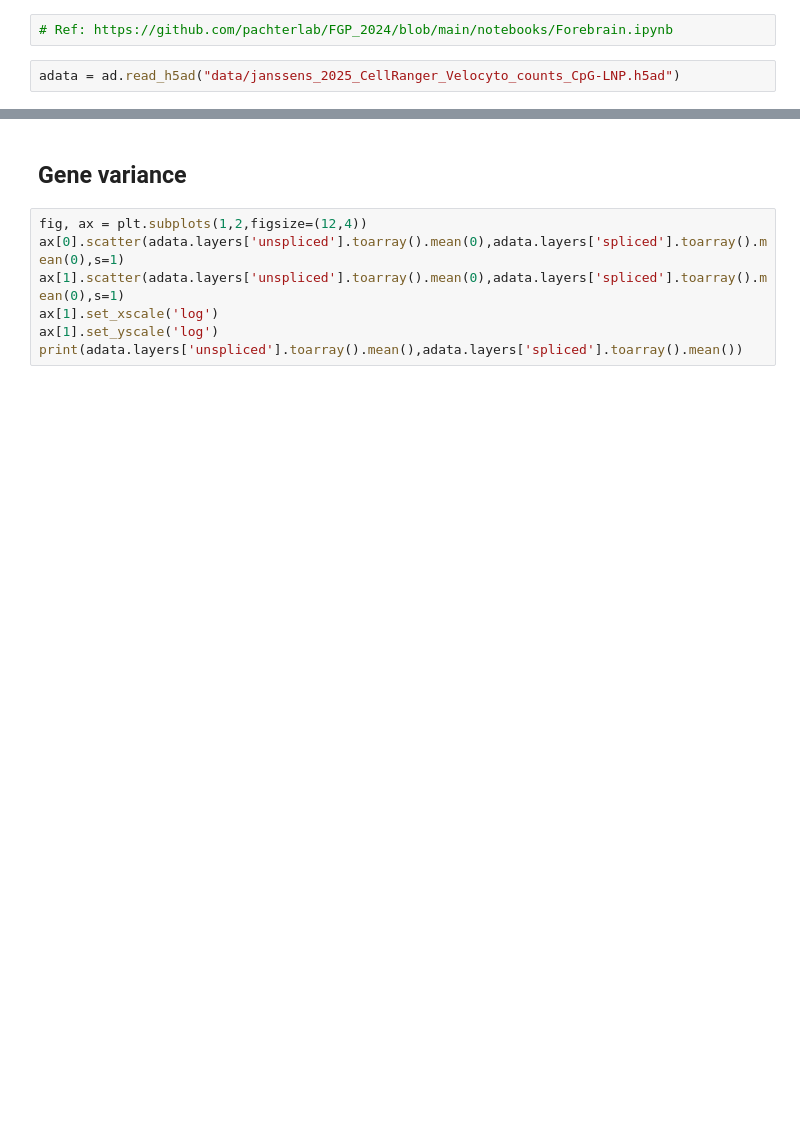
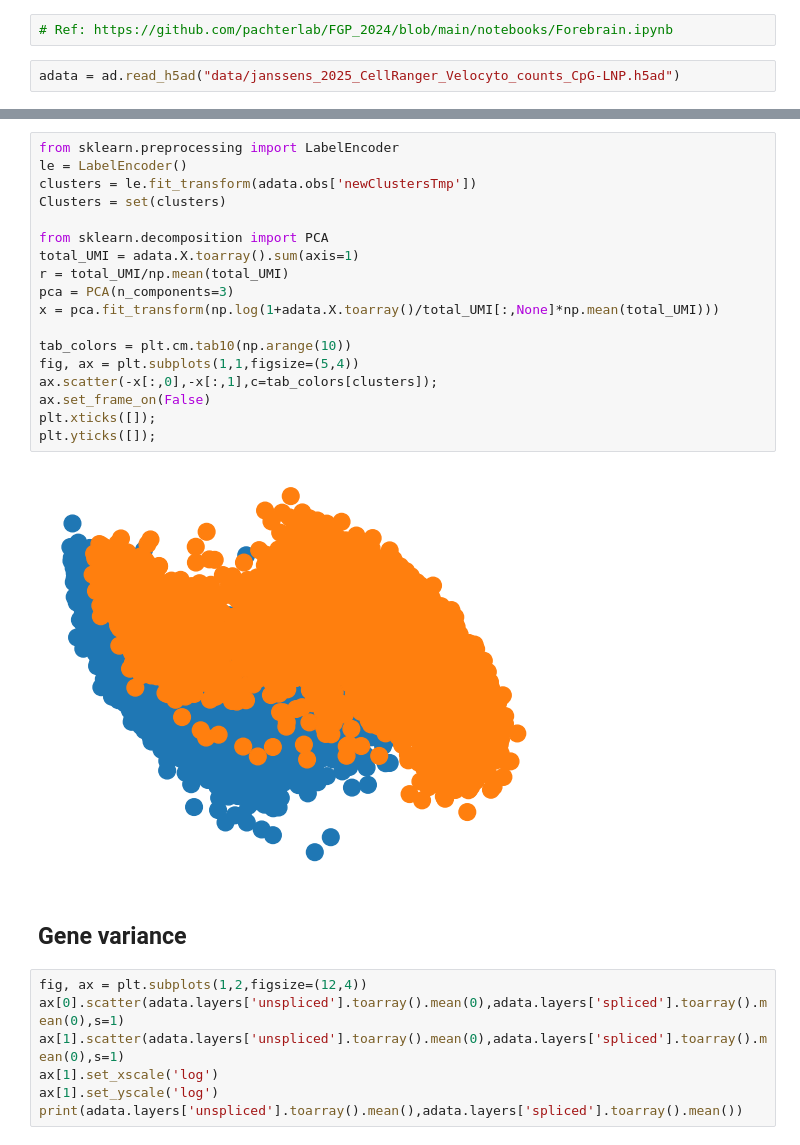
Before and after one commit to reliscu/chronocell_janssens_2025_preprint, a Jupyter notebook: 04_run_chronocell.ipynb, the cells around one changed output, grey strips where cells are left out. Saved outputs shown, nothing was run; the diff lists cells and outputs as text; blank space fills up the shorter version.

```diff
--- a/04_run_chronocell.ipynb
+++ b/04_run_chronocell.ipynb
@@ -65,3 +53,23 @@ plt.yticks([]);
+# %%
+from sklearn.preprocessing import LabelEncoder
+le = LabelEncoder()
+clusters = le.fit_transform(adata.obs['newClustersTmp'])
+Clusters = set(clusters)
+
+from sklearn.decomposition import PCA
+total_UMI = adata.X.toarray().sum(axis=1)
+r = total_UMI/np.mean(total_UMI)
+pca = PCA(n_components=3)
+x = pca.fit_transform(np.log(1+adata.X.toarray()/total_UMI[:,None]*np.mean(total_UMI)))
+
+tab_colors = plt.cm.tab10(np.arange(10))
+fig, ax = plt.subplots(1,1,figsize=(5,4))
+ax.scatter(-x[:,0],-x[:,1],c=tab_colors[clusters]);
+ax.set_frame_on(False)
+plt.xticks([]);
+plt.yticks([]);
+# %% [output]
+[figure, added]
 # %% [markdown]
 ## Gene variance
 # %%
```
Also changed, not shown: parts of 21 cells of this notebook, 2 other files.
